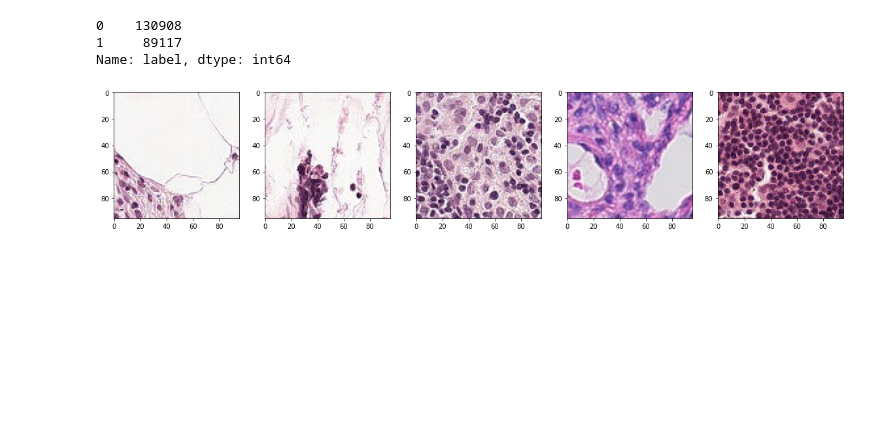
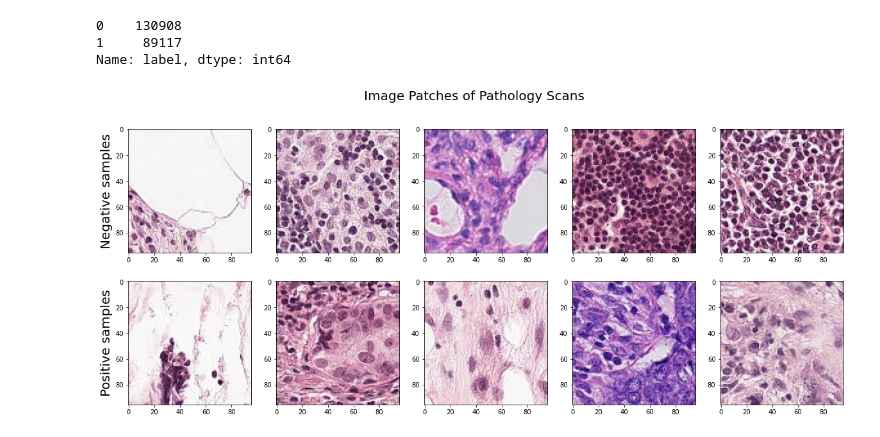
Before and after one commit to jjgp/histopathologic-cancer-detection, a Jupyter notebook: notebooks/notebook.ipynb, the cells around one changed output. Saved outputs shown, nothing was run; the diff lists cells and outputs as text; code cells hidden in the pictures; blank space fills up the shorter version.

Commit message:
Update to python path and image scans

```diff
--- a/notebooks/notebook.ipynb
+++ b/notebooks/notebook.ipynb
@@ -36,9 +32,0 @@ np.save(TRAIN_IMAGES_FILEPATH, train_images)
-# %%
-train_images = np.load(TRAIN_IMAGES_FILEPATH, allow_pickle=True)
-
-_, ax = plt.subplots(1, 5, figsize=(20, 5))
-
-for idx in range(5):
-    ax[idx].imshow(train_images[idx])
-# %% [output]
-[figure, removed]
@@ -44,0 +35,24 @@ for idx in range(5):
+# %%
+"""
+These image plots are recreated from the following Kaggle submission:
+https://www.kaggle.com/qitvision/a-complete-ml-pipeline-fast-ai
+"""
+
+fig, ax = plt.subplots(2, 5, figsize=(20, 8))
+
+
+def first_five_images_with_label(label):
+    return train_images[np.where(train_labels == label)][:5]
+
+
+for plot_idx, image in enumerate(first_five_images_with_label(0)):
+    ax[0, plot_idx].imshow(image)
+
+for plot_idx, image in enumerate(first_five_images_with_label(1)):
+    ax[1, plot_idx].imshow(image)
+
+fig.suptitle("Image Patches of Pathology Scans", fontsize=20)
+ax[0, 0].set_ylabel("Negative samples", fontsize=20)
+_ = ax[1, 0].set_ylabel("Positive samples", fontsize=20)
+# %% [output]
+[figure, added]
```
Also changed, not shown: parts of 6 cells of this notebook, 4 other files.
